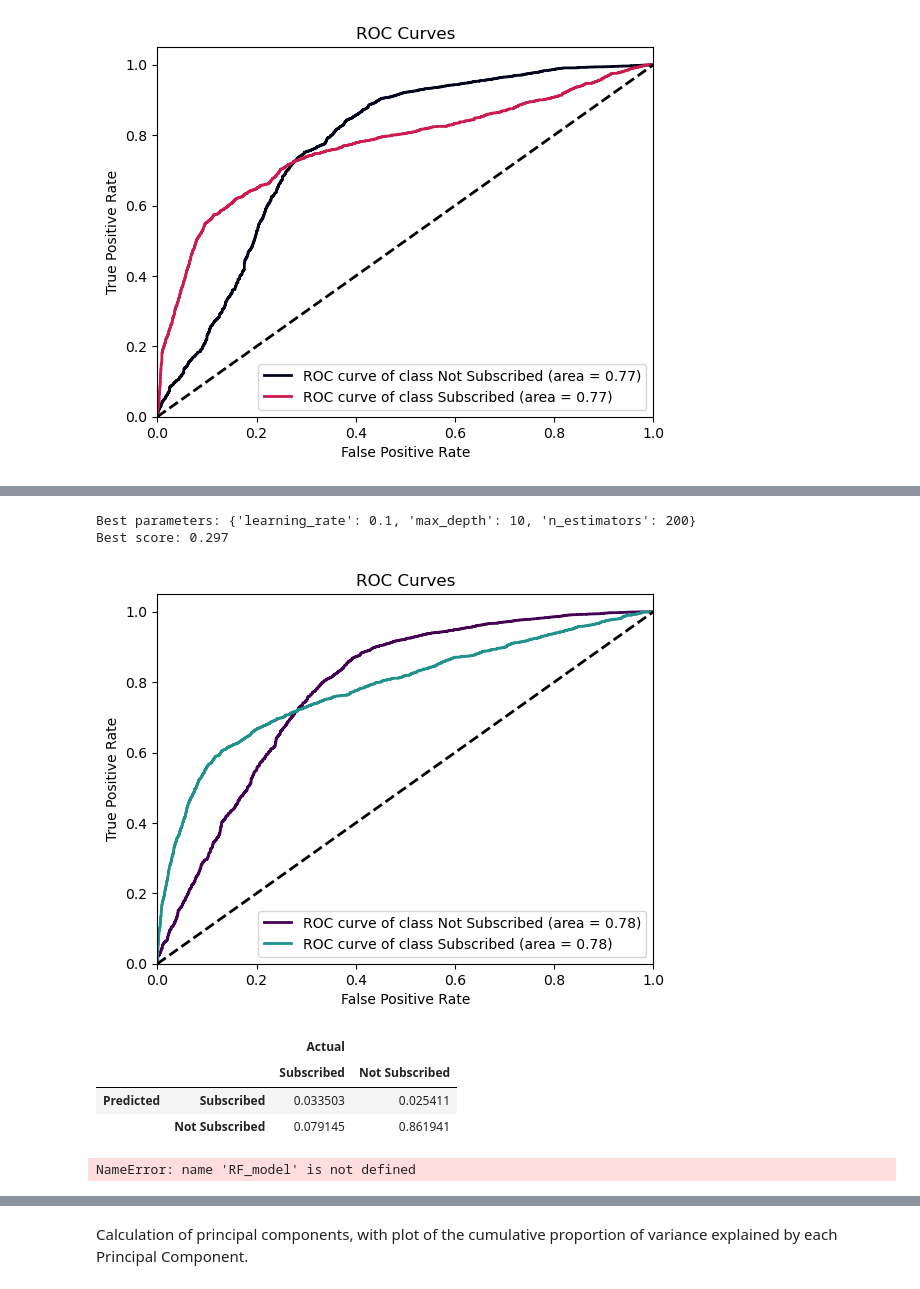
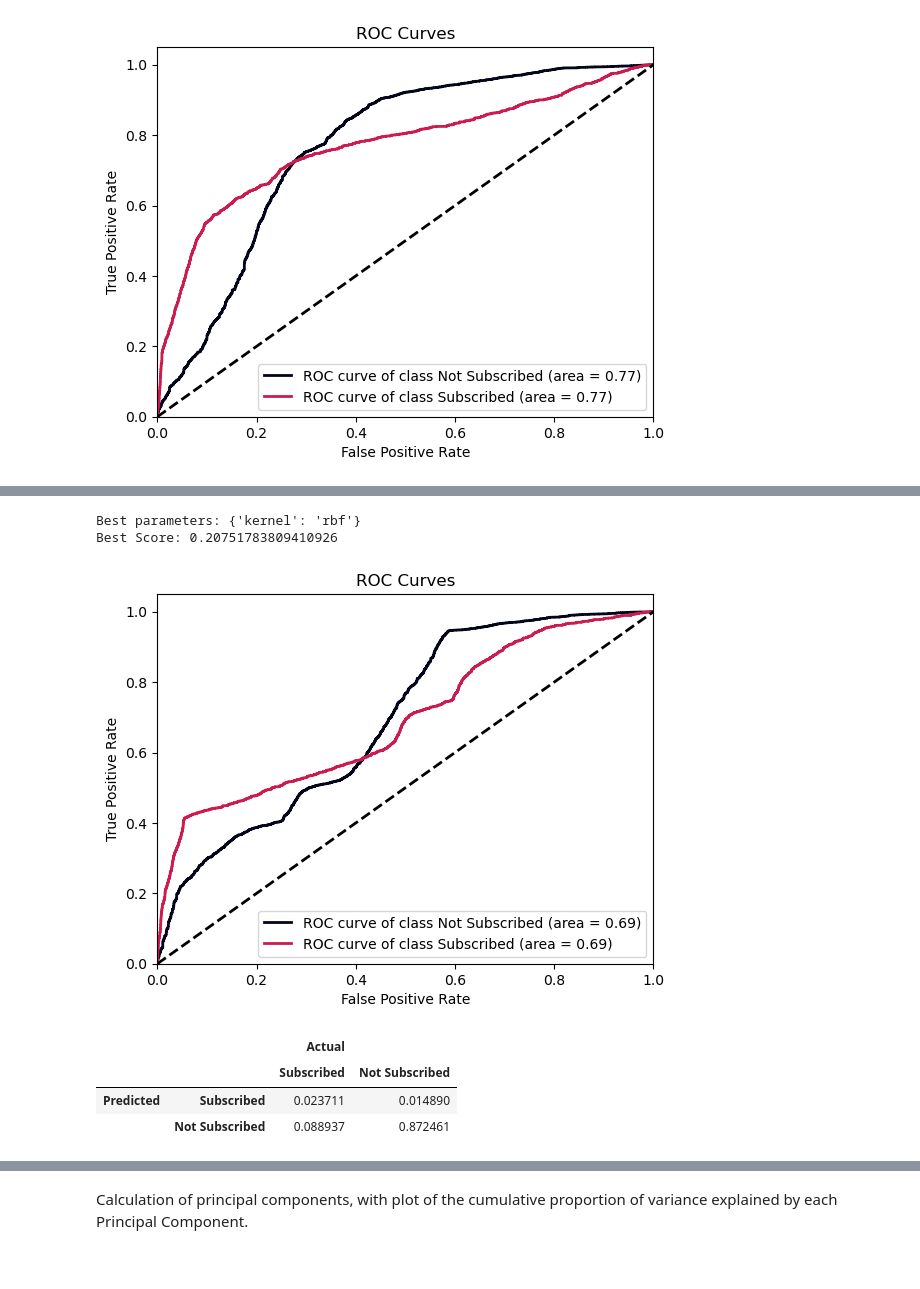
Before and after one commit to gav-conn/ML-Group-Project, a Jupyter notebook: main.ipynb, the cells around one changed output, grey strips where cells are left out. Saved outputs shown, nothing was run; the diff lists cells and outputs as text; code cells hidden in the pictures.

```diff
--- a/main.ipynb
+++ b/main.ipynb
@@ -429,0 +432,13 @@ plt.show()
+# %%
+param_grid = {
+    'learning_rate': [0.01, 0.05, 0.1],
+    'max_depth': [3, 5, 10],
+    'n_estimators': [50, 100, 200]
+}
+
+model = xgb.XGBClassifier()
+
+grid_search = GridSearchCV(estimator=model, param_grid=param_grid, scoring='recall', cv=5, n_jobs=-1)
+grid_search.fit(df_train_X, df_train_Y)
+print(f"Best parameters: {grid_search.best_params_}")
+print(f"Best score: {grid_search.best_score_:.3f}")
@@ -435,35 +481,32 @@ ValueError: tree must be Booster, XGBModel or dict instance
-# %%
-param_grid = {
-    'learning_rate': [0.01, 0.05, 0.1],
-    'max_depth': [3, 5, 10],
-    'n_estimators': [50, 100, 200]
-}
-
-model = xgb.XGBClassifier()
-
-grid_search = GridSearchCV(estimator=model, param_grid=param_grid, scoring='recall', cv=5, n_jobs=2)
-grid_search.fit(df_train_X, df_train_Y)
-print(f"Best parameters: {grid_search.best_params_}")
-print(f"Best score: {grid_search.best_score_:.3f}")
-# %% [output]
-Best parameters: {'learning_rate': 0.1, 'max_depth': 10, 'n_estimators': 200}
-Best score: 0.297
+# %%
+paramgrid = {'kernel': ['linear', 'rbf']}
+
+G_CV = GridSearchCV(SVC(degree=2), param_grid=paramgrid, scoring='recall', n_jobs=-1, cv=5)
+G_CV.fit(df_train_X, df_train_Y)
+
+print(f"Best parameters: {G_CV.best_params_}")
+print(f"Best Score: {G_CV.best_score_}")
+# %% [output]
+Best parameters: {'kernel': 'rbf'}
+Best Score: 0.20751783809410926
 # %%
-model = xgb.XGBClassifier(learning_rate=0.1, max_depth = 10, n_estimators=200)
-xgboost = model.fit(df_train_X, df_train_Y)
+SVM = SVC(C=1, kernel='rbf', degree=2, gamma='scale', probability=True)
+model_SVM = SVM.fit(df_train_X, df_train_Y)
 
-probas_est = model.predict_proba(df_test_X)
+df_test_X = pd.get_dummies(df_test_X, drop_first=True)
+SVM_prob_est = model_SVM.predict_proba(df_test_X)
 
 labels = df_test_Y.copy()
 labels.loc[labels==0] = 'Not Subscribed'
 labels.loc[labels==1] = 'Subscribed'
 
-skplt.metrics.plot_roc(labels, probas_est, plot_micro=False, plot_macro=False, cmap='rocket')
+skplt.metrics.plot_roc(labels, SVM_prob_est, plot_micro=False, plot_macro=False, cmap='rocket')
 plt.show()
 # %% [output]
-[figure, old version]
+[figure, new version]
 # %%
-df_pred_test = pd.concat([pd.Series(xgboost.predict(df_test_X), name='classification'), df_test_Y.reset_index(drop=True)], axis=1)
+df_pred_test = pd.concat([pd.Series(np.zeros(len(df_test_Y), dtype=int), name='classification'), df_test_Y.reset_index(drop=True)], axis=1)
+df_pred_test.loc[SVM_prob_est[:,1]>0.1, 'classification'] = 1
 
 confusion = pd.DataFrame(np.rot90(confusion_matrix(
     df_pred_test['term_deposit'], df_pred_test['classification'], normalize='all'), 2).T)
@@ -473,5 +516,5 @@ confusion
 # %% [output]
 |  |  | Actual |  |
 |  |  | Subscribed | Not Subscribed |
-| Predicted | Subscribed | 0.033503 | 0.025411 |
-|  | Not Subscribed | 0.079145 | 0.861941 |
+| Predicted | Subscribed | 0.023711 | 0.014890 |
+|  | Not Subscribed | 0.088937 | 0.872461 |
@@ -507,12 +521 @@ RF_model = RF.fit(df_train_X, df_train_Y)
-# %%
-RF_prob_est = RF_model.predict_proba(df_test_X)
-
-labels = df_test_Y.copy()
-labels.loc[labels==0] = 'Not Subscribed'
-labels.loc[labels==1] = 'Subscribed'
-
-skplt.metrics.plot_roc(labels, RF_prob_est, plot_micro=False, plot_macro=False, cmap='rocket')
-plt.show()
-# %% [output]
-NameError: name 'RF_model' is not defined
 # %%
```
Also changed, not shown: parts of 26 cells of this notebook.
